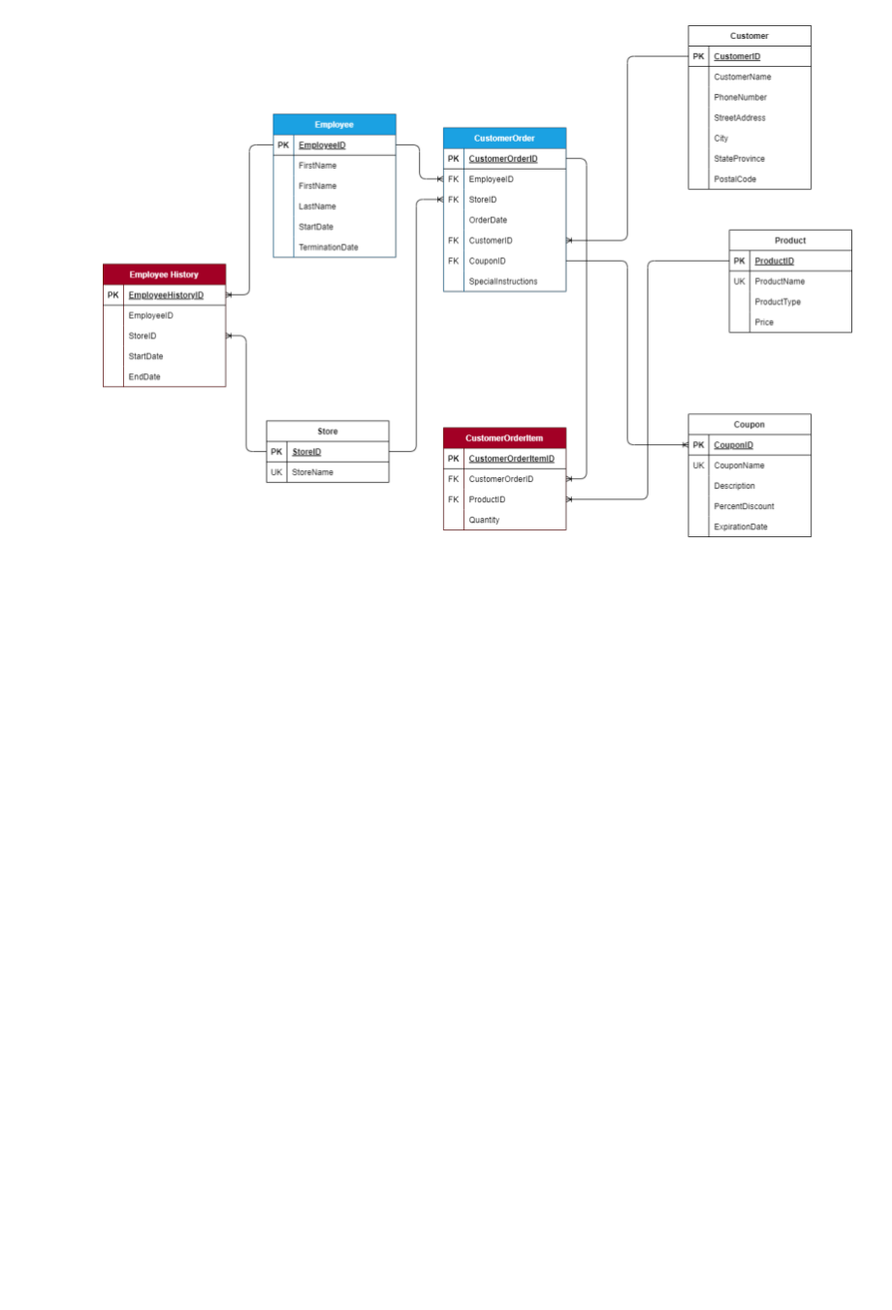
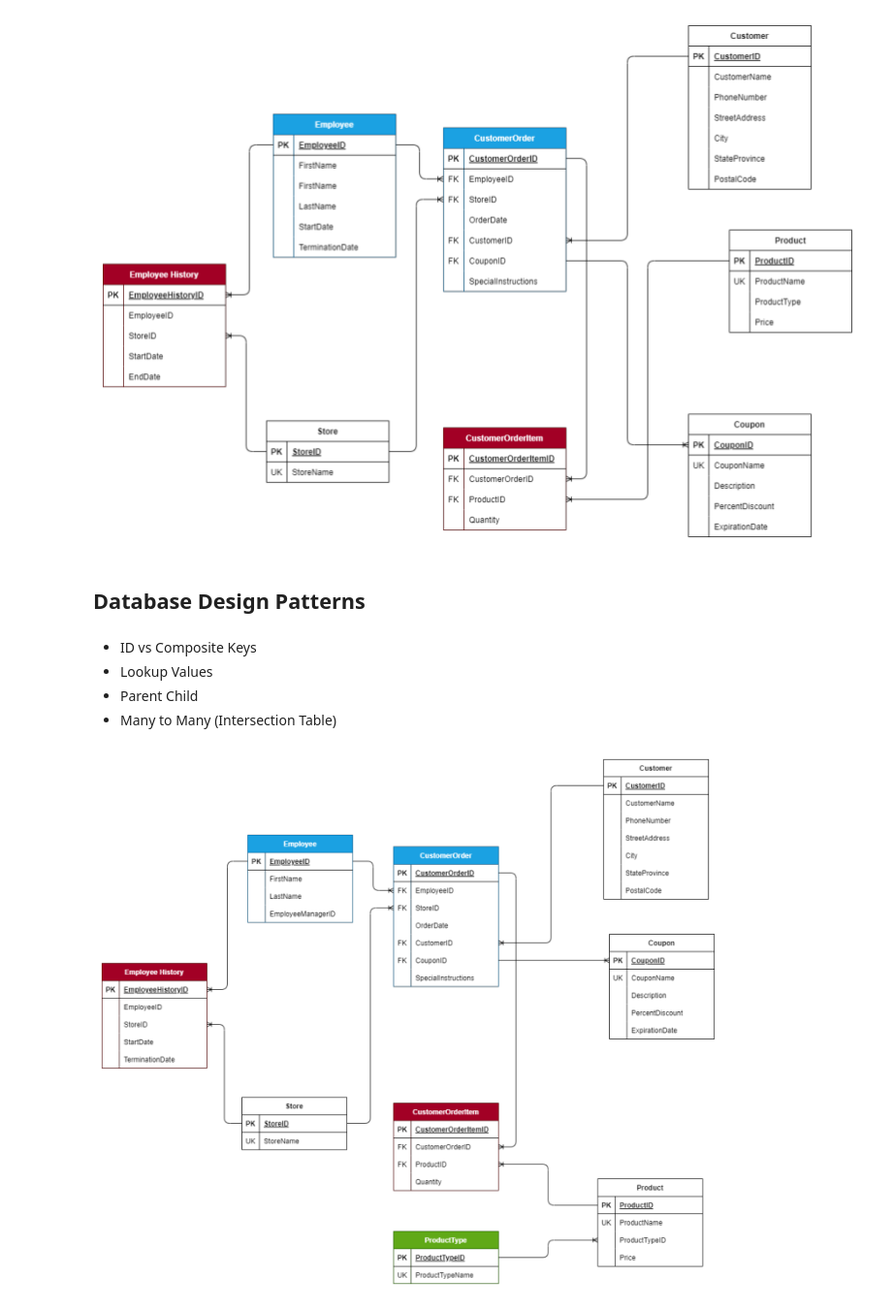
Before and after one commit to PrinceIgweze/Advanced-Data-Modelling, a Jupyter notebook: Relational Database Modelling.ipynb, the cells around one changed output. Shown at 97% size. Saved outputs shown, nothing was run; the diff lists cells and outputs as text; code cells hidden in the pictures; blank space fills up the shorter version.

```diff
--- a/Relational Database Modelling.ipynb
+++ b/Relational Database Modelling.ipynb
@@ -155,3 +155,28 @@ with Image.open(image_path) as img:
     plt.show()
 # %% [output]
 [figure]
+# %% [markdown]
+## Database Design Patterns
+# %% [markdown]
+- ID vs Composite Keys
+- Lookup Values
+- Parent Child
+- Many to Many (Intersection Table)
+# %%
+from PIL import Image
+import matplotlib.pyplot as plt
+
+# Specify the path to your PNG image
+image_path = 'C:/Users/princ/Documents/Data Modelling/5. Design Pattern.png'
+
+# Open the image
+with Image.open(image_path) as img:
+    # Create a new figure with increased size and DPI
+    plt.figure(figsize=(10, 8), dpi=100)  # Increase figsize as needed (width, height) and DPI for clarity
+
+    # Display the image
+    plt.imshow(img)
+    plt.axis('off')  # Hide axis
+    plt.show()
+# %% [output]
+[figure, added]
```
Also changed, not shown: parts of 3 cells of this notebook.
